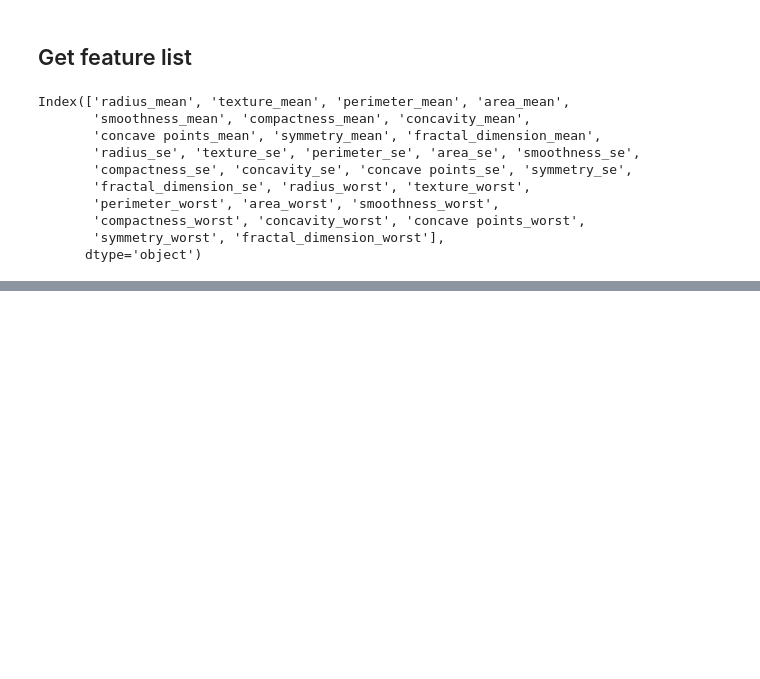
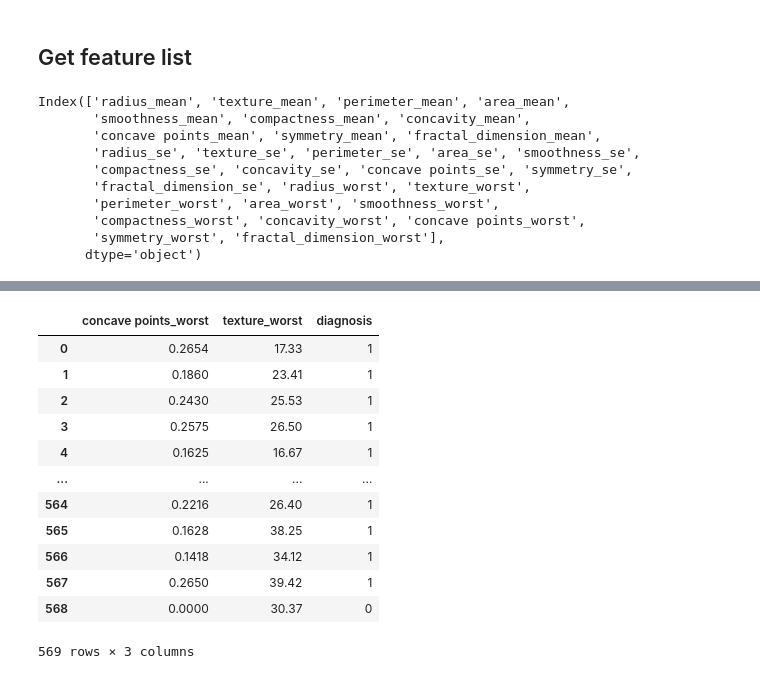
Before and after one commit to mdahwireng/Causality, a Jupyter notebook: notebooks/explore_to_feat_ext.ipynb, the cells around one changed output, grey strips where cells are left out. Drawn from its saved outputs; the diff is of its cells as text; code cells hidden in the pictures; blank space fills up the shorter version.

```diff
--- a/notebooks/explore_to_pca.ipynb
+++ b/notebooks/explore_to_feat_ext.ipynb
@@ -352,0 +302,16 @@ plt.show()
+# %%
+impnt_feats_df
+# %% [output]
+|  | concave points_worst | texture_worst | diagnosis |
+| 0 | 0.2654 | 17.33 | 1 |
+| 1 | 0.1860 | 23.41 | 1 |
+| 2 | 0.2430 | 25.53 | 1 |
+| 3 | 0.2575 | 26.50 | 1 |
+| 4 | 0.1625 | 16.67 | 1 |
+| ... | ... | ... | ... |
+| 564 | 0.2216 | 26.40 | 1 |
+| 565 | 0.1628 | 38.25 | 1 |
+| 566 | 0.1418 | 34.12 | 1 |
+| 567 | 0.2650 | 39.42 | 1 |
+| 568 | 0.0000 | 30.37 | 0 |
+569 rows × 3 columns
```
Also changed, not shown: parts of 44 cells of this notebook, 1 other file.
